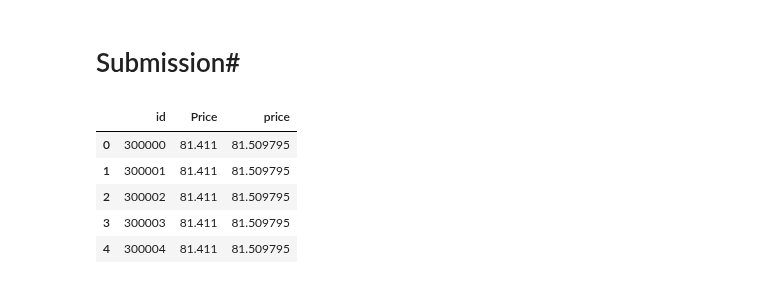
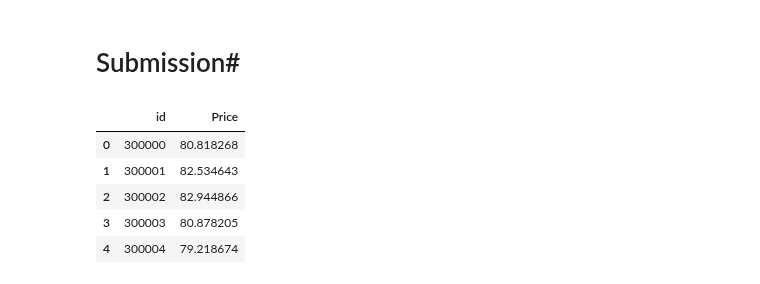
Before and after one commit to warut/kaggle, a Jupyter notebook: backpack-price.ipynb, the cells around one changed output. Drawn from its saved outputs; the diff is of its cells as text; code cells hidden in the pictures.

Commit message:
Kaggle Notebook | Backpack price | Version 9 - Fix v8

```diff
--- a/backpack-price.ipynb
+++ b/backpack-price.ipynb
@@ -284,11 +286,20 @@ df_test=df_test.drop('id',axis=1)
+# %%
+sc = StandardScaler()
+df_train[['Weight_Capacity_(kg)']] = sc.fit_transform(df_train[['Weight_Capacity_(kg)']])
+df_test[['Weight_Capacity_(kg)']] = sc.transform(df_test[['Weight_Capacity_(kg)']])
+# %%
+#Create input and label for predict missing weights
+X_train_w=df_train.copy()
+X_train_w=X_train_w.dropna()
+y_train_w=X_train_w['Weight_Capacity_(kg)']
+X_train_w=X_train_w.drop(['Price','Weight_Capacity_(kg)'],axis=1)
+
+X_test_w=df_test[df_test['Weight_Capacity_(kg)'].isna()].drop(['id','Weight_Capacity_(kg)'],axis=1)  #73 row
 # %%
 X_train=df_train
 y_train=df_train['Price']
 X_test=df_test
+X_test=X_test.drop('id',axis=1)
-# %%
-sc = StandardScaler()
-X_train[['Weight_Capacity_(kg)']] = sc.fit_transform(X_train[['Weight_Capacity_(kg)']])
-X_test[['Weight_Capacity_(kg)']] = sc.transform(X_test[['Weight_Capacity_(kg)']])
 # %%
 X_train=X_train.drop('Price',axis=1)
 # %%
@@ -575,13 +787,13 @@ cat 0.18579 ± 0.12064
 # %% [markdown]
 # Submission#
 # %%
-df_sub['price'] = np.median(test_predss, axis=0)
+df_sub['Price'] = np.median(test_predss_sub, axis=0)
 df_sub.to_csv('submission.csv')
 df_sub.head(5)
 # %% [output]
-|  | id | Price | price |
-| 0 | 300000 | 81.411 | 81.509795 |
-| 1 | 300001 | 81.411 | 81.509795 |
-| 2 | 300002 | 81.411 | 81.509795 |
-| 3 | 300003 | 81.411 | 81.509795 |
-| 4 | 300004 | 81.411 | 81.509795 |
+|  | id | Price |
+| 0 | 300000 | 80.818268 |
+| 1 | 300001 | 82.534643 |
+| 2 | 300002 | 82.944866 |
+| 3 | 300003 | 80.878205 |
+| 4 | 300004 | 79.218674 |
```
Also changed, not shown: parts of 14 cells of this notebook.
